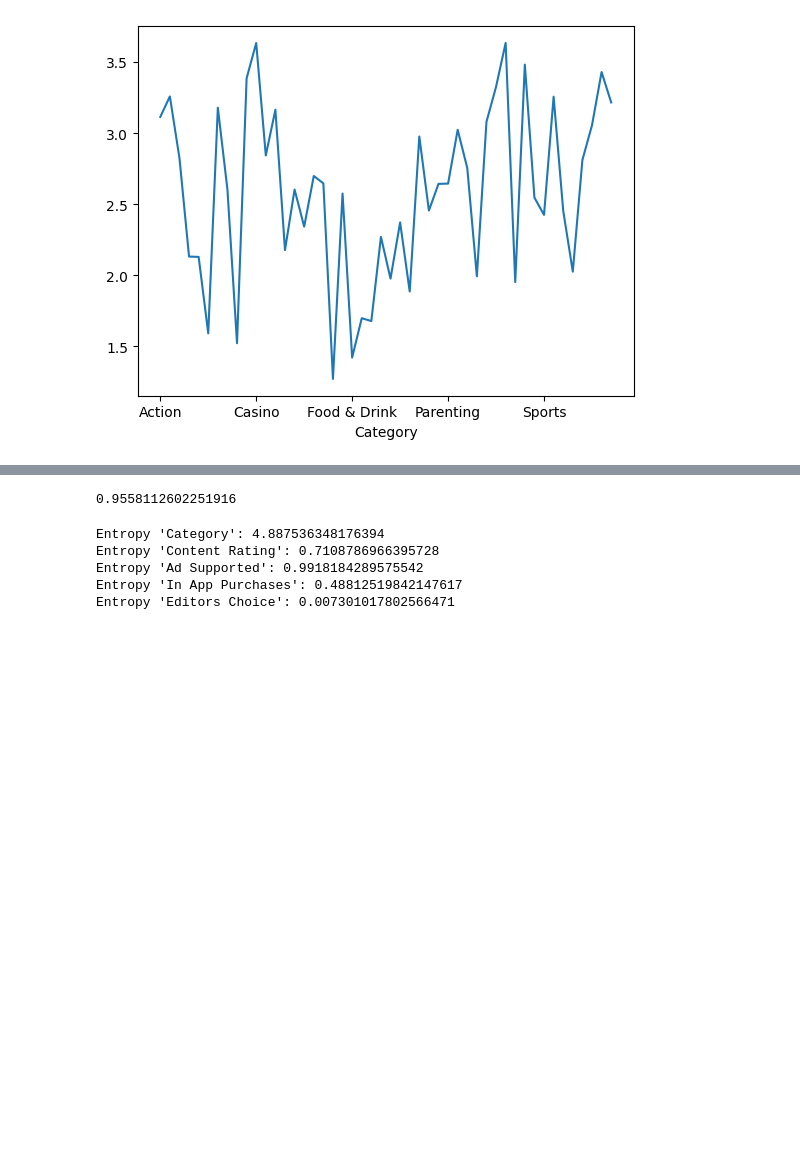
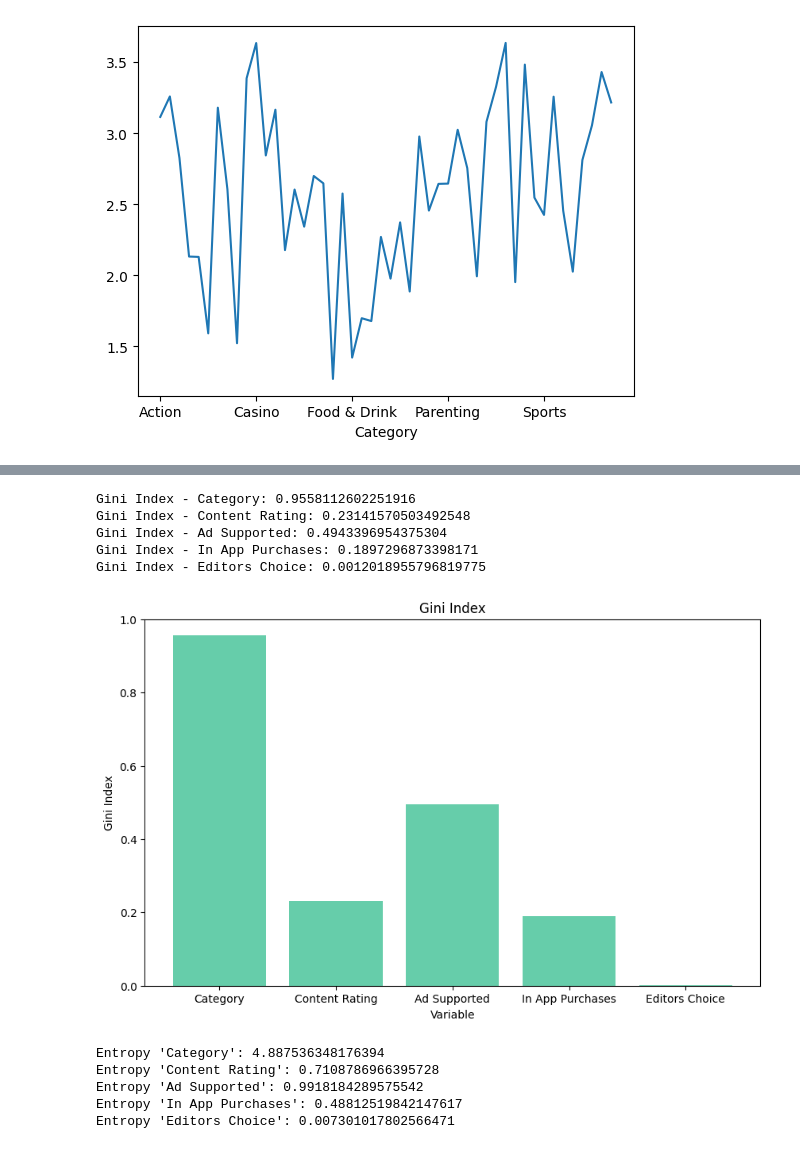
Before and after one commit to andrei-bancos/google-play-ai-model-predict-rating, a Jupyter notebook: sample.ipynb, the cells around one changed output, grey strips where cells are left out. Drawn from its saved outputs; the diff is of its cells as text; code cells hidden in the pictures; blank space fills up the shorter version.

```diff
--- a/sample.ipynb
+++ b/sample.ipynb
@@ -177,16 +177,54 @@ numeric_df.corr()
 # %%
 category_counts = df['Category'].value_counts()
 
 total_apps = len(df)
 
 gini_index = 1
+
 for count in category_counts:
     probability = count / total_apps
     gini_index -= probability ** 2
+print("Gini Index - Category:", gini_index)
 
-print(gini_index)
+# Gini Index - Content Rating
+content_rating_counts = df['Content Rating'].value_counts()
+gini_index_content_rating = 1 - sum((count / total_apps) ** 2 for count in content_rating_counts)
+print("Gini Index - Content Rating:", gini_index_content_rating)
+
+# Gini Index - Ad Supported
+ad_supported_counts = df['Ad Supported'].value_counts()
+gini_index_ad_supported = 1 - sum((count / total_apps) ** 2 for count in ad_supported_counts)
+print("Gini Index - Ad Supported:", gini_index_ad_supported)
+
+# Gini Index - In App Purchases
+in_app_purchases_counts = df['In App Purchases'].value_counts()
+gini_index_in_app_purchases = 1 - sum((count / total_apps) ** 2 for count in in_app_purchases_counts)
+print("Gini Index - In App Purchases:", gini_index_in_app_purchases)
+
+# Gini Index - Editors Choice
+editors_choice_counts = df['Editors Choice'].value_counts()
+gini_index_editors_choice = 1 - sum((count / total_apps) ** 2 for count in editors_choice_counts)
+print("Gini Index - Editors Choice:", gini_index_editors_choice)
+
+import matplotlib.pyplot as plt
+
+variables = ['Category', 'Content Rating', 'Ad Supported', 'In App Purchases', 'Editors Choice']
+gini_indices = [gini_index, gini_index_content_rating, gini_index_ad_supported, gini_index_in_app_purchases, gini_index_editors_choice]
+
+plt.figure(figsize=(10, 6))
+plt.bar(variables, gini_indices, color='mediumaquamarine')
+plt.title('Gini Index')
+plt.xlabel('Variable')
+plt.ylabel('Gini Index')
+plt.ylim(0, 1)
+plt.show()
 # %% [output]
-0.9558112602251916
+Gini Index - Category: 0.9558112602251916
+Gini Index - Content Rating: 0.23141570503492548
+Gini Index - Ad Supported: 0.4943396954375304
+Gini Index - In App Purchases: 0.1897296873398171
+Gini Index - Editors Choice: 0.0012018955796819775
+[figure, added]
 # %%
 # Category
 category_entropy = -sum(df['Category'].value_counts(normalize=True) * np.log2(df['Category'].value_counts(normalize=True)))
```
Also changed, not shown: parts of 6 cells of this notebook, 4 other files.
